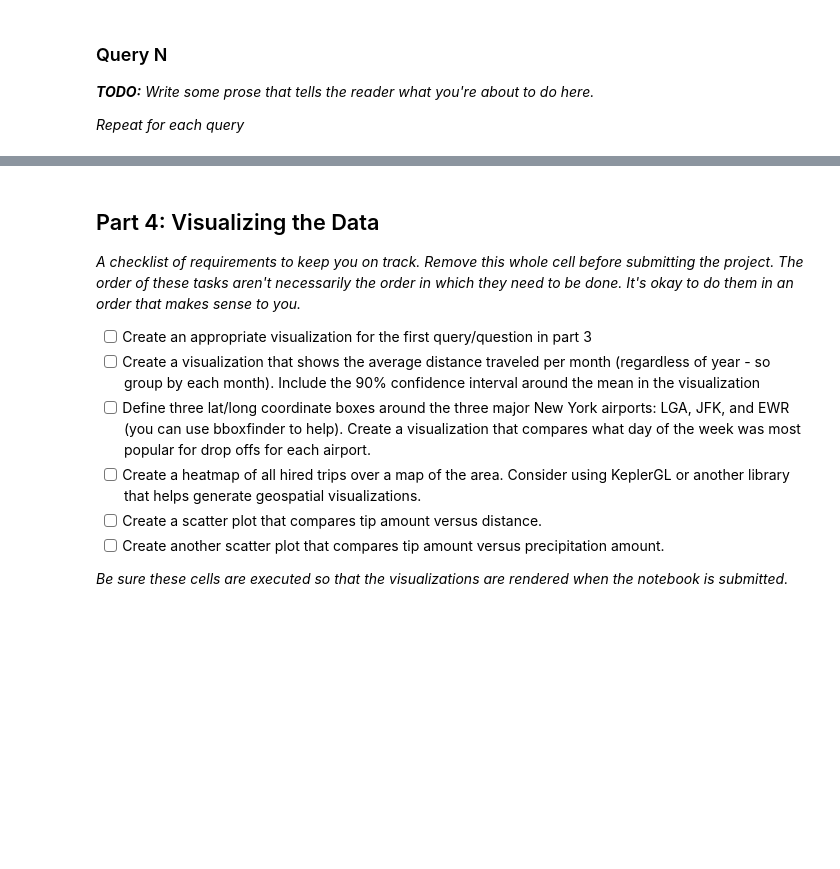
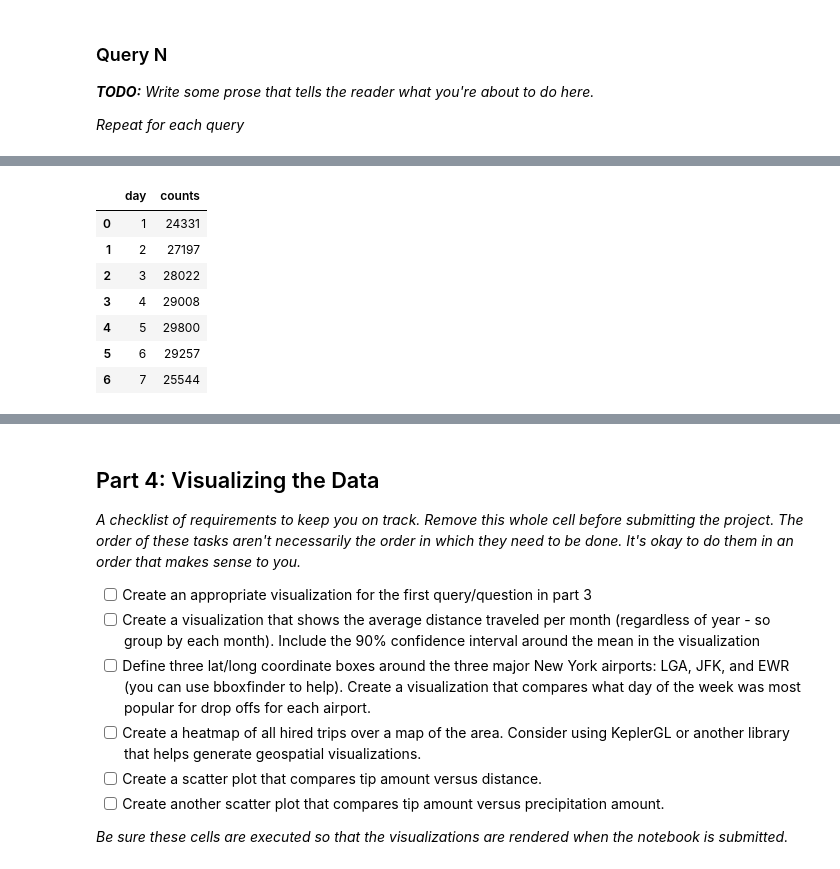
Before and after one commit to Zhizhen-dev/4501-final-project, a Jupyter notebook: project.ipynb, the cells around one changed output, grey strips where cells are left out. Drawn from its saved outputs; the diff is of its cells as text; code cells hidden in the pictures; blank space fills up the shorter version.

```diff
--- a/project.ipynb
+++ b/project.ipynb
@@ -544,0 +655,19 @@ write_query_to_file(QUERY_N, "some_descriptive_name.sql")
+# %%
+#Query for question 2
+QUERY_2 = """
+SELECT dayofweek+1 AS day,
+COUNT(*) AS counts
+FROM uber_dataframe
+GROUP BY dayofweek;
+"""
+Result_2 = sqldf(QUERY_2)
+Result_2
+# %% [output]
+|  | day | counts |
+| 0 | 1 | 24331 |
+| 1 | 2 | 27197 |
+| 2 | 3 | 28022 |
+| 3 | 4 | 29008 |
+| 4 | 5 | 29800 |
+| 5 | 6 | 29257 |
+| 6 | 7 | 25544 |
```
Also changed, not shown: parts of 22 cells of this notebook, 6 other files.
